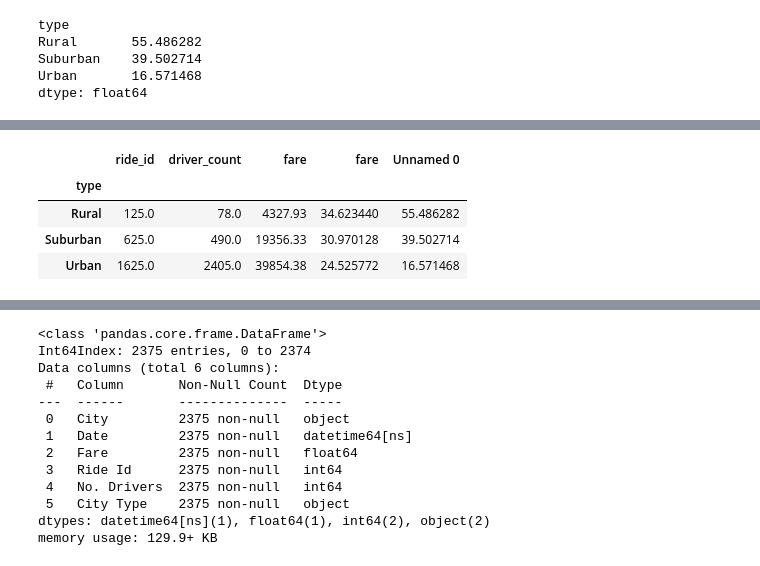
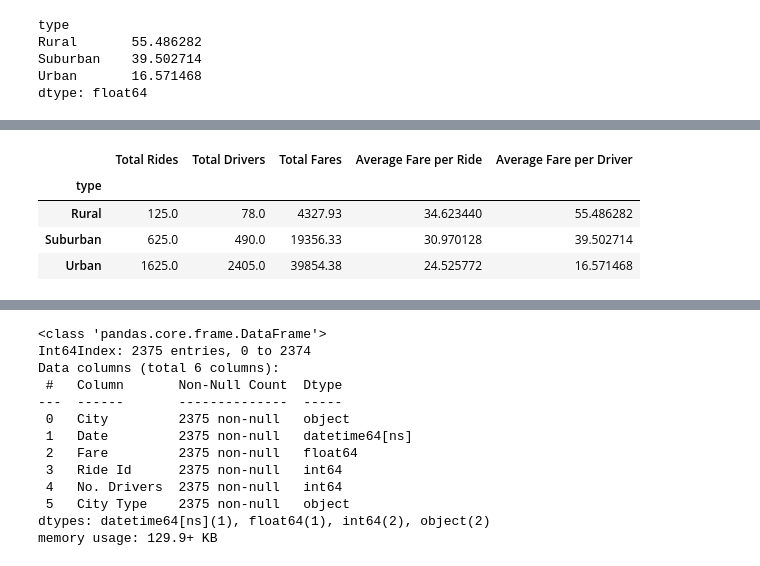
Before and after one commit to swund283/PyBer_Analysis, a Jupyter notebook: PyBer.ipynb, the cells around one changed output, grey strips where cells are left out. Drawn from its saved outputs; the diff is of its cells as text; code cells hidden in the pictures.

```diff
--- a/PyBer.ipynb
+++ b/PyBer.ipynb
@@ -818,7 +820,8 @@ Urban       39854.38
 Name: fare, dtype: float64
 # %%
 average_fare = pyber_data_df.groupby(["type"]).mean()["fare"]
-average_fare
+average_fare_2 = average_fare.rename("fares")
+average_fare_2
 # %% [output]
 type
 Rural       34.623440
@@ -860,10 +840,10 @@ city_type_summary_df = pd.DataFrame(city_type_summary_df).transpose()
-# %%
-city_type_summary_df
-# %% [output]
-|  | ride_id | driver_count | fare | fare | Unnamed 0 |
-| type |  |  |  |  |  |
-| Rural | 125.0 | 78.0 | 4327.93 | 34.623440 | 55.486282 |
-| Suburban | 625.0 | 490.0 | 19356.33 | 30.970128 | 39.502714 |
-| Urban | 1625.0 | 2405.0 | 39854.38 | 24.525772 | 16.571468 |
 # %%
-cities_summary_df = city_type_summary_df.rename(columns={"ride_id": "Total Rides", "driver_count": "Total Drivers", "fare": "Total Fares", "fare": "Average Fare per Ride", "Unnamed 0": "Average Fare per Driver"})
+city_type_summary = pd.DataFrame([total_rides, total_drivers, total_fare, average_fare_2, average_per_driver]).transpose()
+city_type_summary.rename(columns={'ride_id': 'Total Rides','driver_count': 'Total Drivers','fare': 'Total Fares', 'fares': 'Average Fare per Ride','Unnamed 0': 'Average Fare per Driver'}, inplace=True)
+city_type_summary
+# %% [output]
+|  | Total Rides | Total Drivers | Total Fares | Average Fare per Ride | Average Fare per Driver |
+| type |  |  |  |  |  |
+| Rural | 125.0 | 78.0 | 4327.93 | 34.623440 | 55.486282 |
+| Suburban | 625.0 | 490.0 | 19356.33 | 30.970128 | 39.502714 |
+| Urban | 1625.0 | 2405.0 | 39854.38 | 24.525772 | 16.571468 |
```
Also changed, not shown: parts of 22 cells of this notebook.
